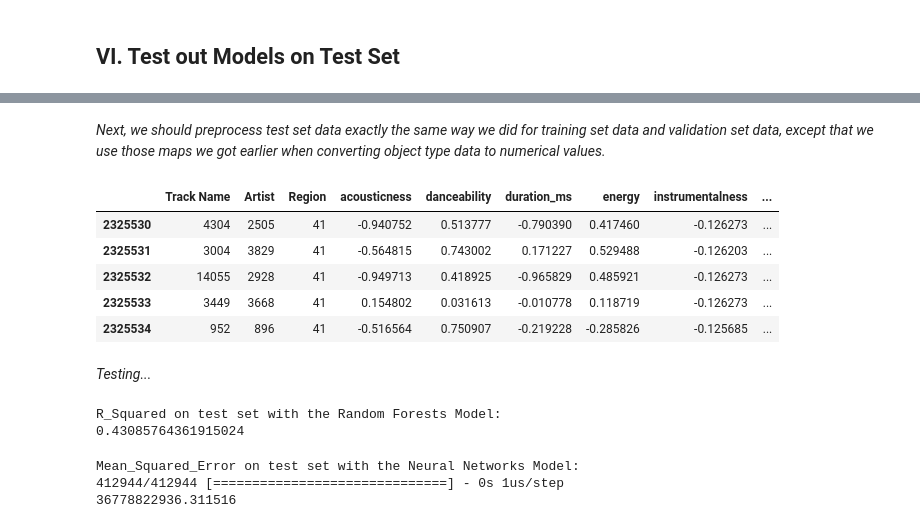
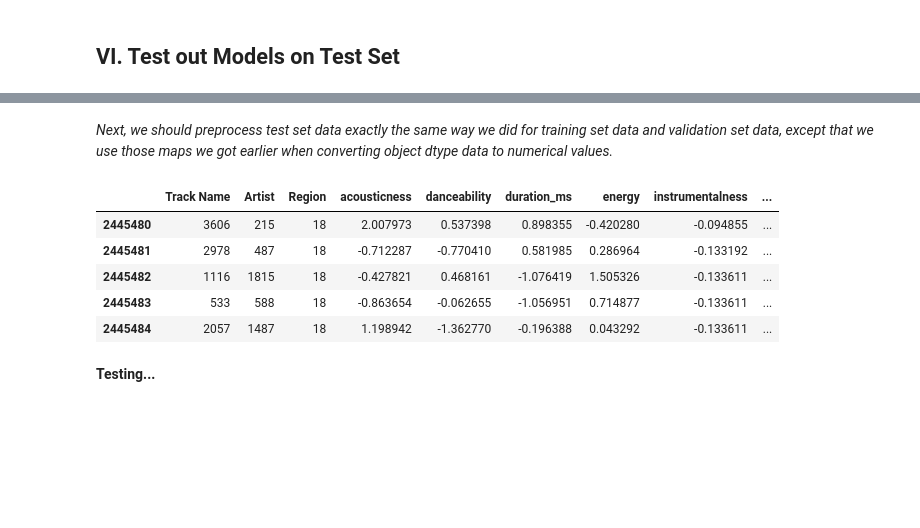
Before and after one commit to Xiaobin-Gao/INFO6105_FinalProject-Prediction_on_Streams_of_Spotify_Daily_Most_Listened_Songs, a Jupyter notebook: spotify/FinalProject_Xiaobin_Gao.ipynb, the cells around one changed output, grey strips where cells are left out. Cells and saved outputs as stored; diff of their text form; code cells hidden in the pictures; blank space fills up the shorter version.

```diff
--- a/spotify/FinalProject_Xiaobin_Gao.ipynb
+++ b/spotify/FinalProject_Xiaobin_Gao.ipynb
@@ -262,3 +263,12 @@ df_data_with_af.head(3)
 | 148401 | 2 | Vente Pa' Ca | Ricky Martin | 223988 | https://open.spotify.com/track/7D... | 2017-01-01 | ar | 0.00431 | https://api.spotify.com/v1/audio-... | ... |
 | 148402 | 3 | Reggaetón Lento (Bailemos) | CNCO | 210943 | https://open.spotify.com/track/3A... | 2017-01-01 | ar | 0.40000 | https://api.spotify.com/v1/audio-... | ... |
 3 rows × 25 columns
+# %%
+"""In order to go through every step needed to build machine learning models,
+we will be using a subset of df_data_with_af. This is totally out of consideration
+of running speed. Comment codes in this box if we want to see what would be like
+with the whole dataset."""
+
+df_data_with_af = df_data_with_af[:441197]
+
+print(df_data_with_af.shape)
@@ -274,8 +286,10 @@ print(X_data_with_af.shape, y_data_with_af.shape)
 # %%
-"""Split data into training set, validation set, and test set"""
+"""Split data into train-valid set and test set"""
 
-(X_train_valid, X_test, y_train_valid, y_test) = train_test_split(X_data_with_af, y_data_with_af,
-                                                            test_size=0.12, shuffle=False)
+(X_train_valid, X_test, y_train_valid, y_test) = train_test_split(X_data_with_af,
+                                                                  y_data_with_af,
+                                                                  test_size=0.12,
+                                                                  shuffle=False)
 
 print('Shape:')
 print('Train-Valid Set -', X_train_valid.shape, y_train_valid.shape)
@@ -304,8 +318,8 @@ def split_date(df, date_column):
     df = pd.concat([df, date_df], axis=1)
     return df
 
-def convert_cat_to_num(df, feature, mapping):
-    """Function to convert data with object type to numerical values
+def convert_cat_to_num(df, feature, mapping=None):
+    """Function to convert object dtype data in df[feature] to numerical values
        df: a DateFrame object
        feature: a feature of the df - str
        mapping: categories and their mapping values - None/dict
@@ -365,9 +379,9 @@ memory usage: 485.2+ MB
 # %%
-"""Convert data with object type to numerical values"""
+"""Convert data of object dtype to numerical values"""
 
-X_train_valid_4, track_name_map = convert_cat_to_num(X_train_valid_3, 'Track Name', None)
-X_train_valid_4, artist_map = convert_cat_to_num(X_train_valid_4, 'Artist', None)
-X_train_valid_4, region_map = convert_cat_to_num(X_train_valid_4, 'Region', None)
+X_train_valid_4, track_name_map = convert_cat_to_num(X_train_valid_3, 'Track Name')
+X_train_valid_4, artist_map = convert_cat_to_num(X_train_valid_4, 'Artist')
+X_train_valid_4, region_map = convert_cat_to_num(X_train_valid_4, 'Region')
 
 X_train_valid_4.info()
 # %% [output]
@@ -584,50 +634,37 @@ X_test.head()
 5 rows × 24 columns
 # %% [markdown]
 <i>Next, we should preprocess test set data exactly the same way we did for training set data and
-validation set data, except that we use those maps we got earlier when converting object type data to numerical values.</i>
+validation set data, except that we use those maps we got earlier when converting object dtype data to numerical values.</i>
 # %%
 """Preprocess test set data"""
 
 # Drop columns that intuitively wouldn't be helpful
 X_test_2 = X_test.drop(['Position', 'URL', 'analysis_url', 'id', 'track_href', 'type', 'uri'], axis=1)
 
 # Split the 'Data' column
 X_test_3 = split_date(X_test_2, 'Date')
 
-# Convert object type data to numerical values with those maps we got earlier
+# Convert object dtype data to numerical values with those maps we got earlier
 X_test_4, _ = convert_cat_to_num(X_test_3, 'Track Name', track_name_map)
 X_test_4, _ = convert_cat_to_num(X_test_4, 'Artist', artist_map)
 X_test_4, _ = convert_cat_to_num(X_test_4, 'Region', region_map)
 
 # Deal with NaNs
 X_test_5 = X_test_4.fillna(0)
 
 # Standardize continuous variables
 X_test_5[con_cols] = scaler.transform(X_test_5[con_cols])
 
 # Drop columns with little importance
-X_test_final = X_test_5.drop(['year', 'time_signature', 'dayofweek', 'mode'], axis=1)
+X_test_final = X_test_5.drop(['year', 'time_signature', 'dayofweek', 'mode', 'month'], axis=1)
 
 X_test_final.head()
 # %% [output]
 |  | Track Name | Artist | Region | acousticness | danceability | duration_ms | energy | instrumentalness | ... |
-| 2325530 | 4304 | 2505 | 41 | -0.940752 | 0.513777 | -0.790390 | 0.417460 | -0.126273 | ... |
-| 2325531 | 3004 | 3829 | 41 | -0.564815 | 0.743002 | 0.171227 | 0.529488 | -0.126203 | ... |
-| 2325532 | 14055 | 2928 | 41 | -0.949713 | 0.418925 | -0.965829 | 0.485921 | -0.126273 | ... |
-| 2325533 | 3449 | 3668 | 41 | 0.154802 | 0.031613 | -0.010778 | 0.118719 | -0.126273 | ... |
-| 2325534 | 952 | 896 | 41 | -0.516564 | 0.750907 | -0.219228 | -0.285826 | -0.125685 | ... |
+| 2445480 | 3606 | 215 | 18 | 2.007973 | 0.537398 | 0.898355 | -0.420280 | -0.094855 | ... |
+| 2445481 | 2978 | 487 | 18 | -0.712287 | -0.770410 | 0.581985 | 0.286964 | -0.133192 | ... |
+| 2445482 | 1116 | 1815 | 18 | -0.427821 | 0.468161 | -1.076419 | 1.505326 | -0.133611 | ... |
+| 2445483 | 533 | 588 | 18 | -0.863654 | -0.062655 | -1.056951 | 0.714877 | -0.133611 | ... |
+| 2445484 | 2057 | 1487 | 18 | 1.198942 | -1.362770 | -0.196388 | 0.043292 | -0.133611 | ... |
 # %% [markdown]
-<i>Testing...</i>
+<b>Testing...</b>
-# %%
-print("R_Squared on test set with the Random Forests Model:")
-print(rf_model.score(X_test_final, y_test))
-# %% [output]
-R_Squared on test set with the Random Forests Model:
-0.43085764361915024
-# %%
-print("Mean_Squared_Error on test set with the Neural Networks Model:")
-print(dnn_model.evaluate(X_test_final, y_test, batch_size=30000)[-1])
-# %% [output]
-Mean_Squared_Error on test set with the Neural Networks Model:
-412944/412944 [==============================] - 0s 1us/step
-36778822936.311516
```
Also changed, not shown: parts of 36 cells of this notebook.
